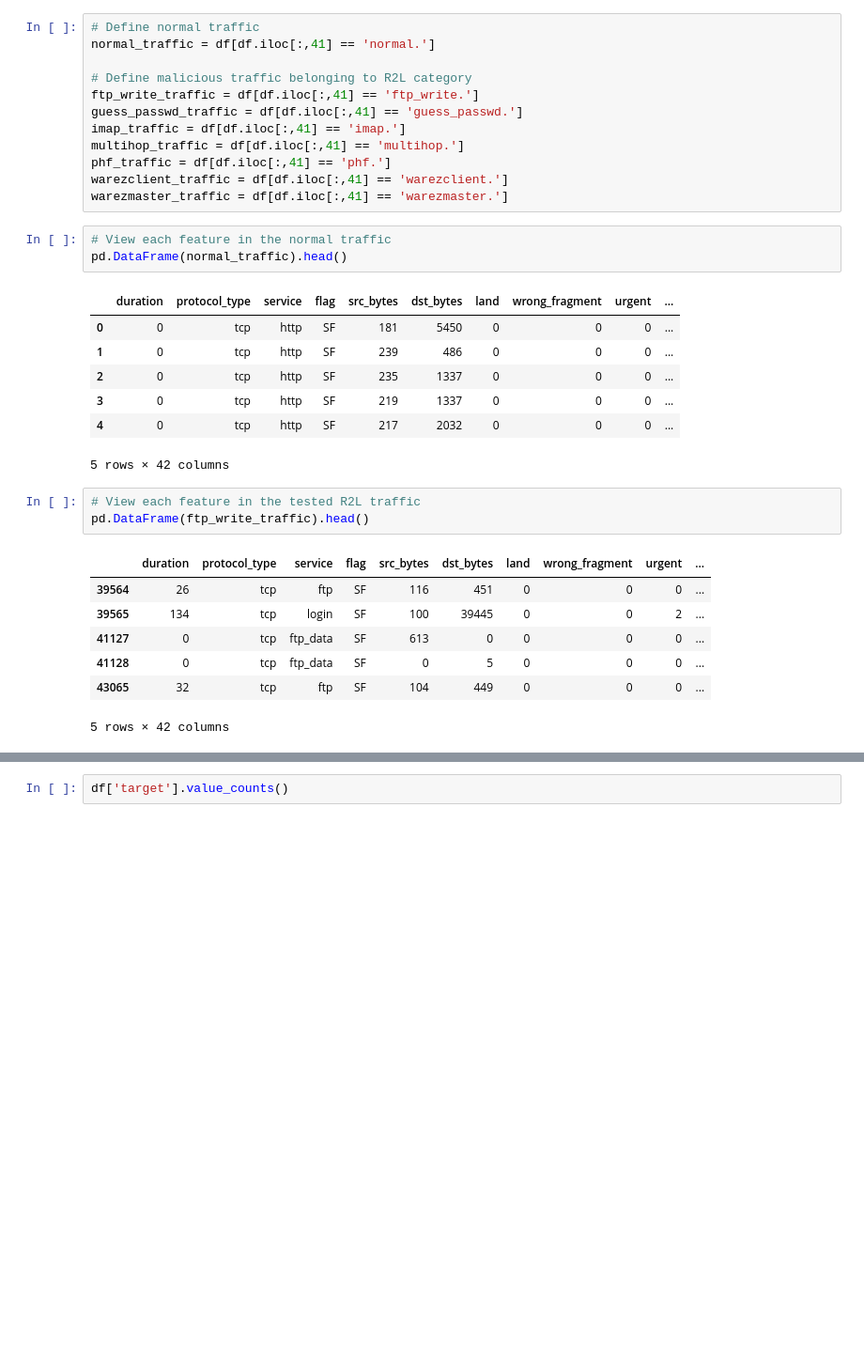
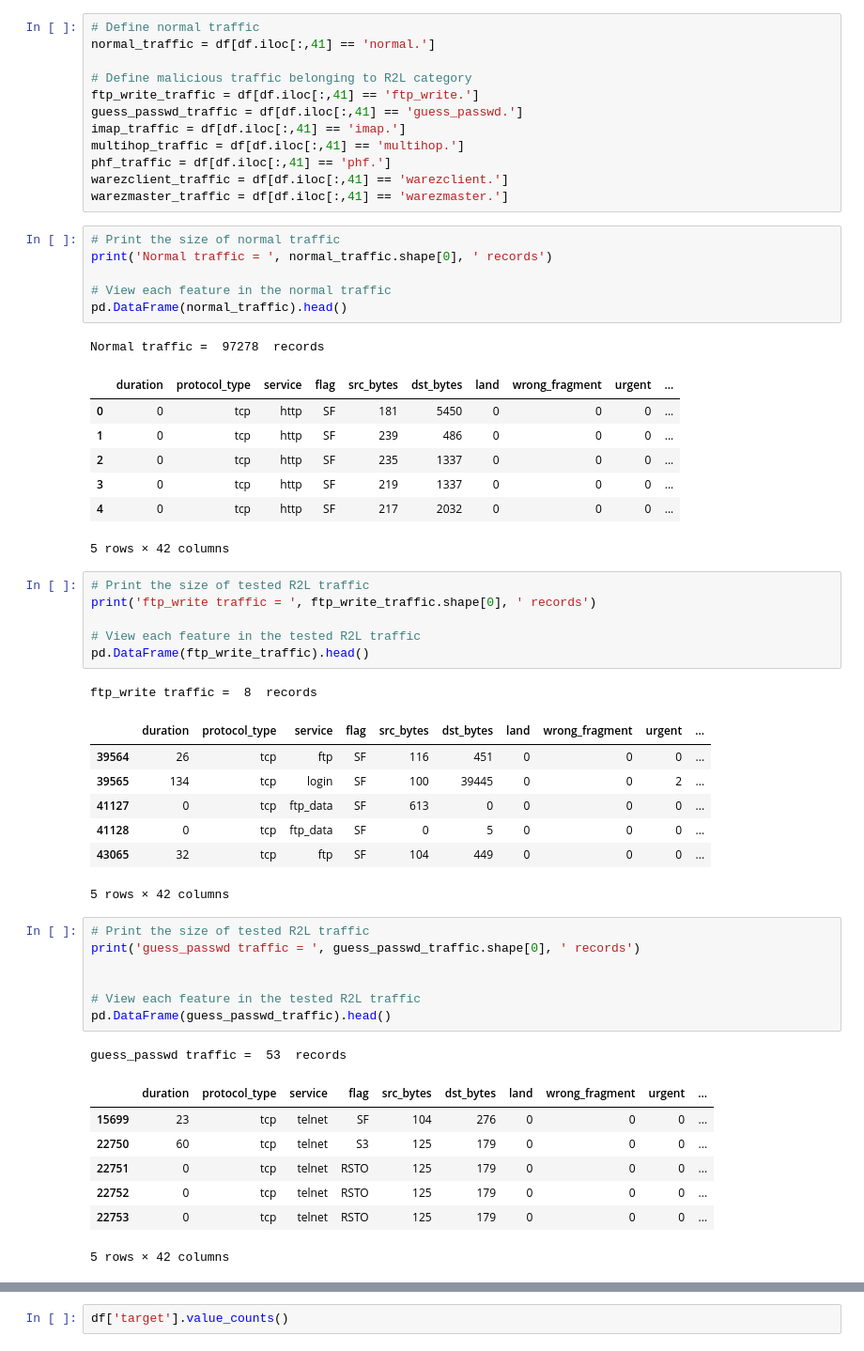
Before and after one commit to Pickles91/intrusion-detection-system-using-decision-trees, a Jupyter notebook: IDS_for_R2l_with_DT.ipynb, the cells around one changed output, grey strips where cells are left out. Shown at 94% size. Cells and saved outputs as stored; diff of their text form; blank space fills up the shorter version.

```diff
--- a/IDS_for_R2l_with_DT.ipynb
+++ b/IDS_for_R2l_with_DT.ipynb
@@ -214,24 +216,48 @@ phf_traffic = df[df.iloc[:,41] == 'phf.']
 warezclient_traffic = df[df.iloc[:,41] == 'warezclient.']
 warezmaster_traffic = df[df.iloc[:,41] == 'warezmaster.']
 # %%
+# Print the size of normal traffic
+print('Normal traffic = ', normal_traffic.shape[0], ' records')
+
 # View each feature in the normal traffic
 pd.DataFrame(normal_traffic).head()
 # %% [output]
+Normal traffic =  97278  records
 |  | duration | protocol_type | service | flag | src_bytes | dst_bytes | land | wrong_fragment | urgent | ... |
 | 0 | 0 | tcp | http | SF | 181 | 5450 | 0 | 0 | 0 | ... |
 | 1 | 0 | tcp | http | SF | 239 | 486 | 0 | 0 | 0 | ... |
 | 2 | 0 | tcp | http | SF | 235 | 1337 | 0 | 0 | 0 | ... |
 | 3 | 0 | tcp | http | SF | 219 | 1337 | 0 | 0 | 0 | ... |
 | 4 | 0 | tcp | http | SF | 217 | 2032 | 0 | 0 | 0 | ... |
-5 rows × 42 columns
+5 rows × 42 columns
 # %%
+# Print the size of tested R2L traffic
+print('ftp_write traffic = ', ftp_write_traffic.shape[0], ' records')
+
 # View each feature in the tested R2L traffic
 pd.DataFrame(ftp_write_traffic).head()
 # %% [output]
+ftp_write traffic =  8  records
 |  | duration | protocol_type | service | flag | src_bytes | dst_bytes | land | wrong_fragment | urgent | ... |
 | 39564 | 26 | tcp | ftp | SF | 116 | 451 | 0 | 0 | 0 | ... |
 | 39565 | 134 | tcp | login | SF | 100 | 39445 | 0 | 0 | 2 | ... |
 | 41127 | 0 | tcp | ftp_data | SF | 613 | 0 | 0 | 0 | 0 | ... |
 | 41128 | 0 | tcp | ftp_data | SF | 0 | 5 | 0 | 0 | 0 | ... |
 | 43065 | 32 | tcp | ftp | SF | 104 | 449 | 0 | 0 | 0 | ... |
-5 rows × 42 columns
+5 rows × 42 columns
+# %%
+# Print the size of tested R2L traffic
+print('guess_passwd traffic = ', guess_passwd_traffic.shape[0], ' records')
+
+
+# View each feature in the tested R2L traffic
+pd.DataFrame(guess_passwd_traffic).head()
+# %% [output]
+guess_passwd traffic =  53  records
+|  | duration | protocol_type | service | flag | src_bytes | dst_bytes | land | wrong_fragment | urgent | ... |
+| 15699 | 23 | tcp | telnet | SF | 104 | 276 | 0 | 0 | 0 | ... |
+| 22750 | 60 | tcp | telnet | S3 | 125 | 179 | 0 | 0 | 0 | ... |
+| 22751 | 0 | tcp | telnet | RSTO | 125 | 179 | 0 | 0 | 0 | ... |
+| 22752 | 0 | tcp | telnet | RSTO | 125 | 179 | 0 | 0 | 0 | ... |
+| 22753 | 0 | tcp | telnet | RSTO | 125 | 179 | 0 | 0 | 0 | ... |
+5 rows × 42 columns
```
Also changed, not shown: parts of 10 cells of this notebook.
